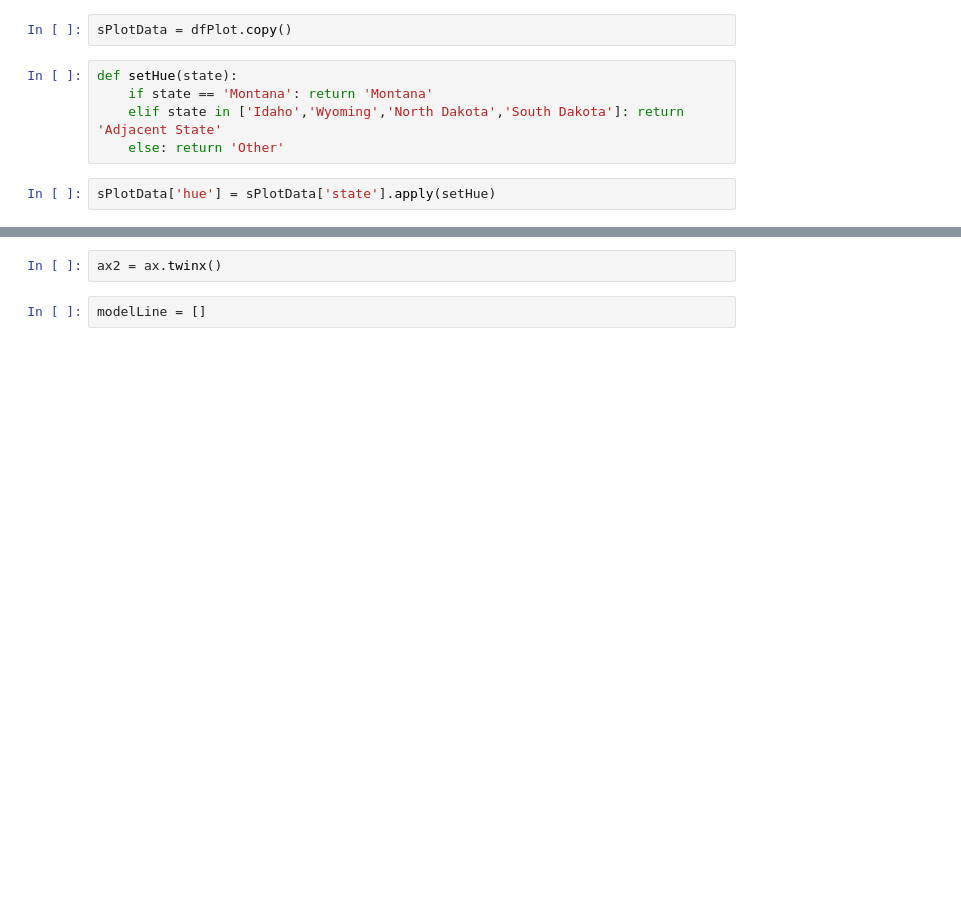
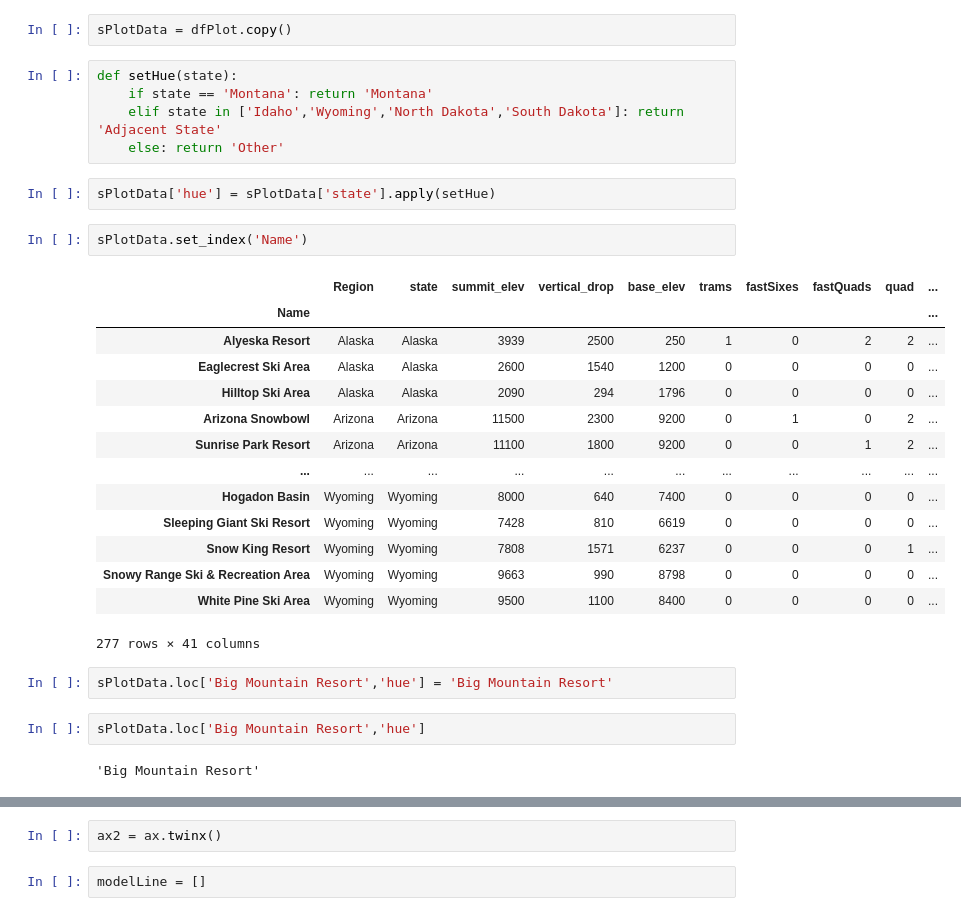
Before and after one commit to Smithright/Springboard, a Jupyter notebook: DataScienceGuidedCapstone-master/Step Six - Presentation Prep/06_presentation.ipynb, the cells around one changed output, grey strips where cells are left out. Saved outputs shown, nothing was run; the diff lists cells and outputs as text; blank space fills up the shorter version.

```diff
--- a/DataScienceGuidedCapstone-master/Step Six - Presentation Prep/06_presentation.ipynb
+++ b/DataScienceGuidedCapstone-master/Step Six - Presentation Prep/06_presentation.ipynb
@@ -92,4 +92,27 @@ def setHue(state):
     else: return 'Other'
 # %%
 sPlotData['hue'] = sPlotData['state'].apply(setHue)
+# %%
+sPlotData.set_index('Name')
+# %% [output]
+|  | Region | state | summit_elev | vertical_drop | base_elev | trams | fastSixes | fastQuads | quad | ... |
+| Name |  |  |  |  |  |  |  |  |  | ... |
+| Alyeska Resort | Alaska | Alaska | 3939 | 2500 | 250 | 1 | 0 | 2 | 2 | ... |
+| Eaglecrest Ski Area | Alaska | Alaska | 2600 | 1540 | 1200 | 0 | 0 | 0 | 0 | ... |
+| Hilltop Ski Area | Alaska | Alaska | 2090 | 294 | 1796 | 0 | 0 | 0 | 0 | ... |
+| Arizona Snowbowl | Arizona | Arizona | 11500 | 2300 | 9200 | 0 | 1 | 0 | 2 | ... |
+| Sunrise Park Resort | Arizona | Arizona | 11100 | 1800 | 9200 | 0 | 0 | 1 | 2 | ... |
+| ... | ... | ... | ... | ... | ... | ... | ... | ... | ... | ... |
+| Hogadon Basin | Wyoming | Wyoming | 8000 | 640 | 7400 | 0 | 0 | 0 | 0 | ... |
+| Sleeping Giant Ski Resort | Wyoming | Wyoming | 7428 | 810 | 6619 | 0 | 0 | 0 | 0 | ... |
+| Snow King Resort | Wyoming | Wyoming | 7808 | 1571 | 6237 | 0 | 0 | 0 | 1 | ... |
+| Snowy Range Ski & Recreation Area | Wyoming | Wyoming | 9663 | 990 | 8798 | 0 | 0 | 0 | 0 | ... |
+| White Pine Ski Area | Wyoming | Wyoming | 9500 | 1100 | 8400 | 0 | 0 | 0 | 0 | ... |
+277 rows × 41 columns
+# %%
+sPlotData.loc['Big Mountain Resort','hue'] = 'Big Mountain Resort'
+# %%
+sPlotData.loc['Big Mountain Resort','hue']
+# %% [output]
+'Big Mountain Resort'
 # %%
```
Also changed, not shown: parts of 4 cells of this notebook, 1 other file.
